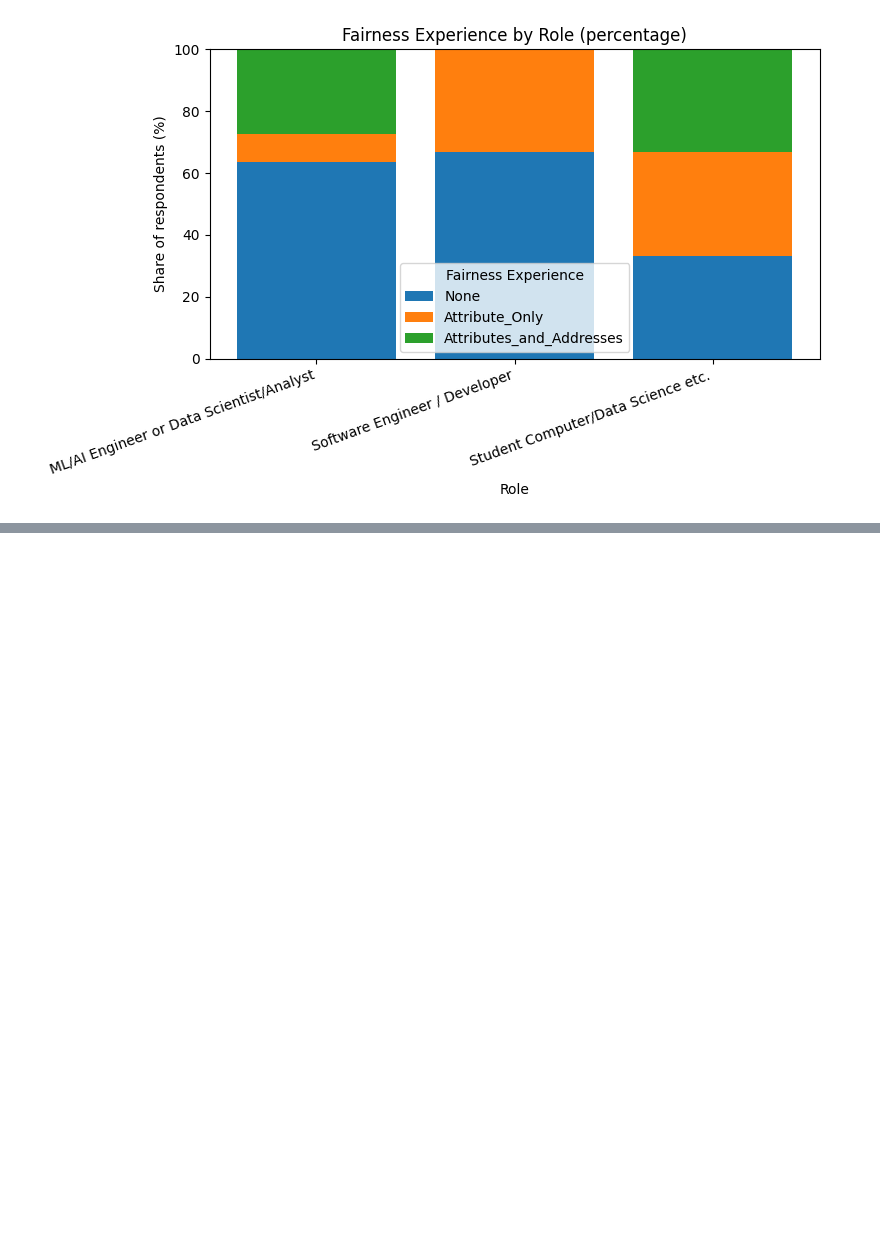
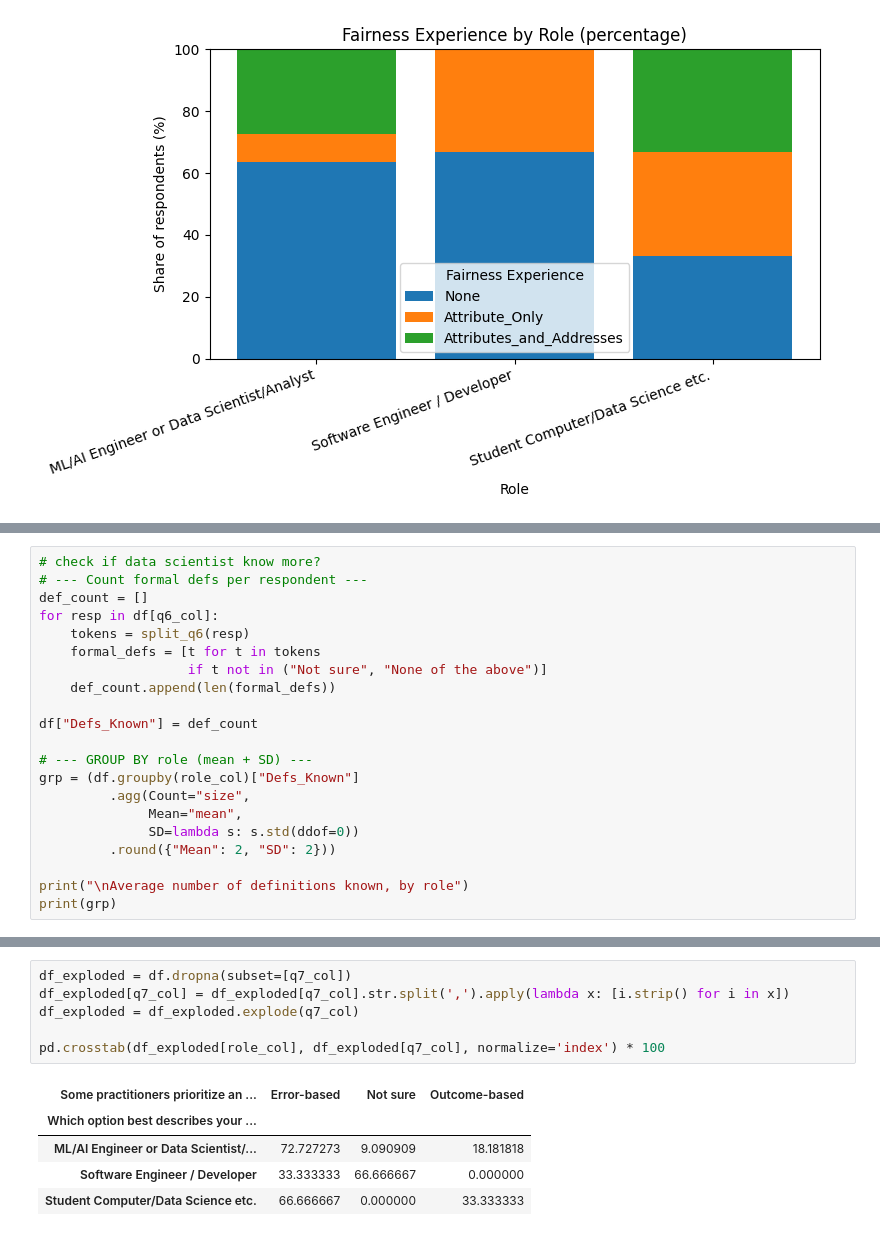
Before and after one commit to jeaend/bias-mitigation-aif360, a Jupyter notebook: notebooks/questionnaire_analysis.ipynb, the cells around one changed output, grey strips where cells are left out. Saved outputs shown, nothing was run; the diff lists cells and outputs as text; blank space fills up the shorter version.

```diff
--- a/notebooks/questionnaire_analysis.ipynb
+++ b/notebooks/questionnaire_analysis.ipynb
@@ -189,0 +243,21 @@ plt.show()
+# %%
+# check if data scientist know more?
+# --- Count formal defs per respondent ---
+def_count = []
+for resp in df[q6_col]:
+    tokens = split_q6(resp)
+    formal_defs = [t for t in tokens
+                   if t not in ("Not sure", "None of the above")]
+    def_count.append(len(formal_defs))
+
+df["Defs_Known"] = def_count
+
+# --- GROUP BY role (mean + SD) ---
+grp = (df.groupby(role_col)["Defs_Known"]
+         .agg(Count="size",
+              Mean="mean",
+              SD=lambda s: s.std(ddof=0))
+         .round({"Mean": 2, "SD": 2}))
+
+print("\nAverage number of definitions known, by role")
+print(grp)
@@ -189,0 +320,12 @@ plt.show()
+# %%
+df_exploded = df.dropna(subset=[q7_col])
+df_exploded[q7_col] = df_exploded[q7_col].str.split(',').apply(lambda x: [i.strip() for i in x])
+df_exploded = df_exploded.explode(q7_col)
+
+pd.crosstab(df_exploded[role_col], df_exploded[q7_col], normalize='index') * 100
+# %% [output]
+| Some practitioners prioritize an ... | Error-based | Not sure | Outcome-based |
+| Which option best describes your ... |  |  |  |
+| ML/AI Engineer or Data Scientist/... | 72.727273 | 9.090909 | 18.181818 |
+| Software Engineer / Developer | 33.333333 | 66.666667 | 0.000000 |
+| Student Computer/Data Science etc. | 66.666667 | 0.000000 | 33.333333 |
```
Also changed, not shown: parts of 11 cells of this notebook.
